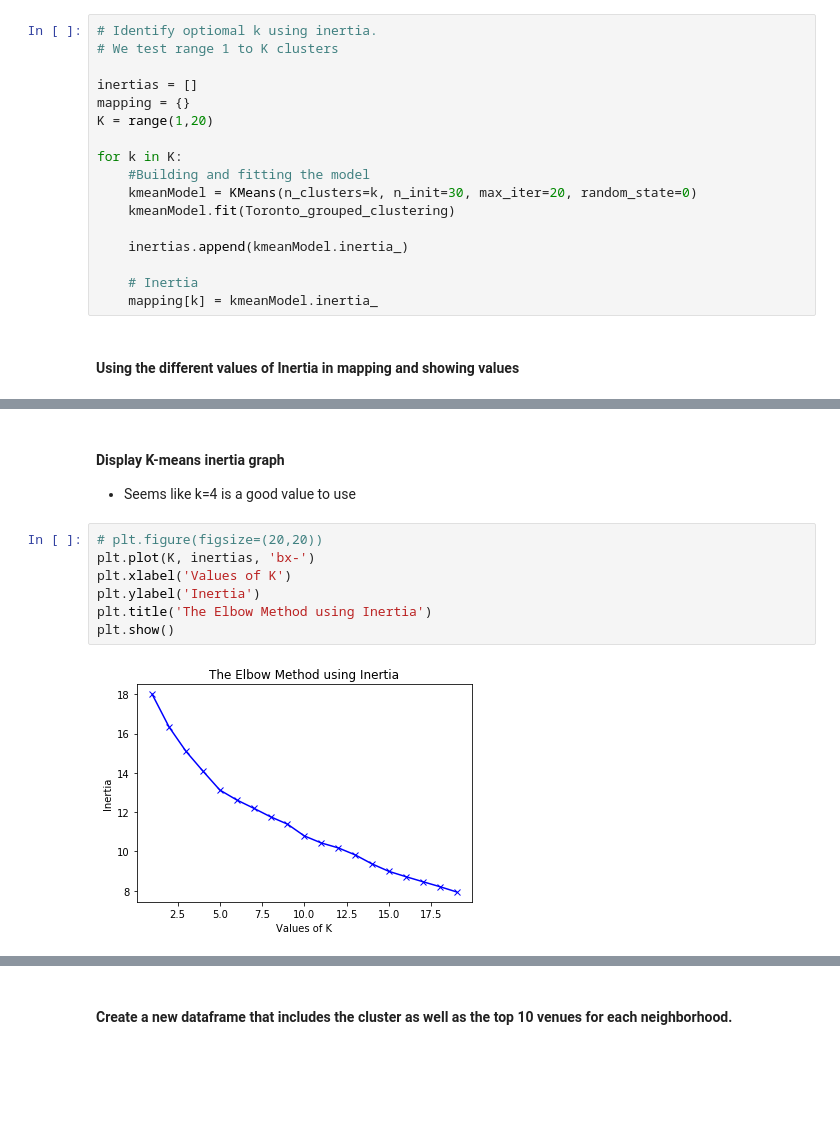
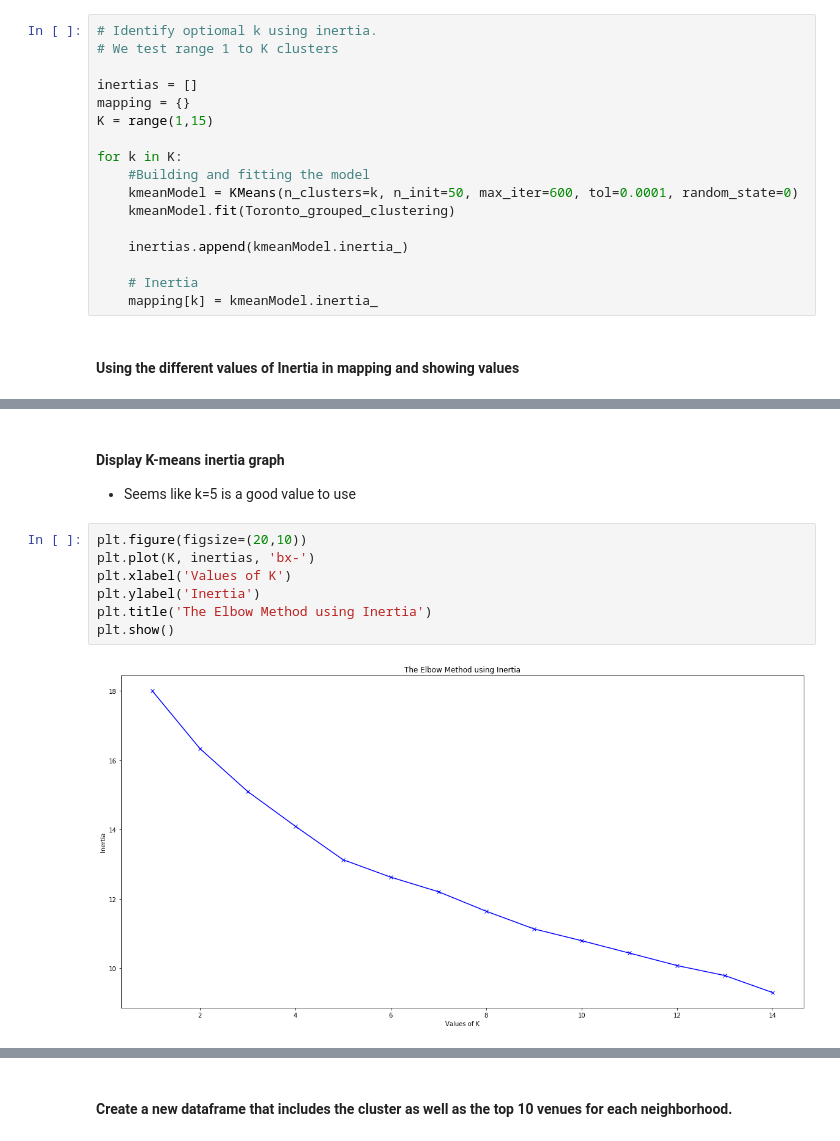
Before and after one commit to sgatea/Coursera_Capstone, a Jupyter notebook: Segmenting and Clustering all Neighborhoods in Toronto Area.ipynb, the cells around one changed output, grey strips where cells are left out. Cells and saved outputs as stored; diff of their text form; blank space fills up the shorter version.

```diff
--- a/Segmenting and Clustering all Neighborhoods in Toronto Area.ipynb
+++ b/Segmenting and Clustering all Neighborhoods in Toronto Area.ipynb
@@ -590,11 +590,11 @@ We iterate the values of k in the range, calculate the values of distortions and
 
 inertias = []
 mapping = {}
-K = range(1,20)
+K = range(1,15)
 
 for k in K:
     #Building and fitting the model
-    kmeanModel = KMeans(n_clusters=k, n_init=30, max_iter=20, random_state=0)
+    kmeanModel = KMeans(n_clusters=k, n_init=50, max_iter=600, tol=0.0001, random_state=0)
     kmeanModel.fit(Toronto_grouped_clustering)
 
     inertias.append(kmeanModel.inertia_)
@@ -629,14 +624,14 @@ for key,val in mapping.items():
 # %% [markdown]
 #### Display K-means inertia graph
-* Seems like k=4 is a good value to use
+* Seems like k=5 is a good value to use
 # %%
-# plt.figure(figsize=(20,20))
+plt.figure(figsize=(20,10))
 plt.plot(K, inertias, 'bx-')
 plt.xlabel('Values of K')
 plt.ylabel('Inertia')
 plt.title('The Elbow Method using Inertia')
 plt.show()
 # %% [output]
-[figure, old version]
+[figure, new version]
 # %%
 # set the number of clusters
```
Also changed, not shown: parts of 17 cells of this notebook.
